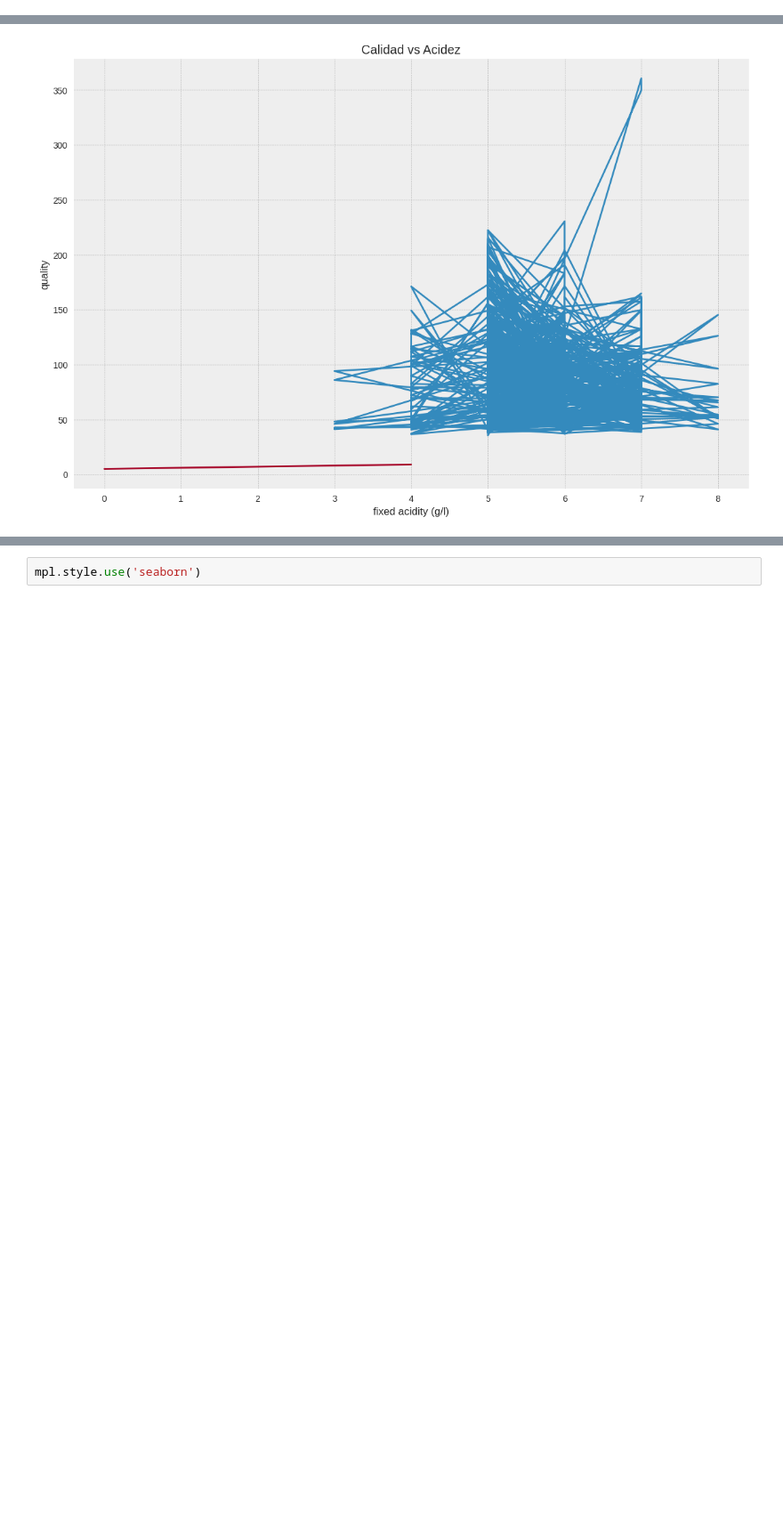
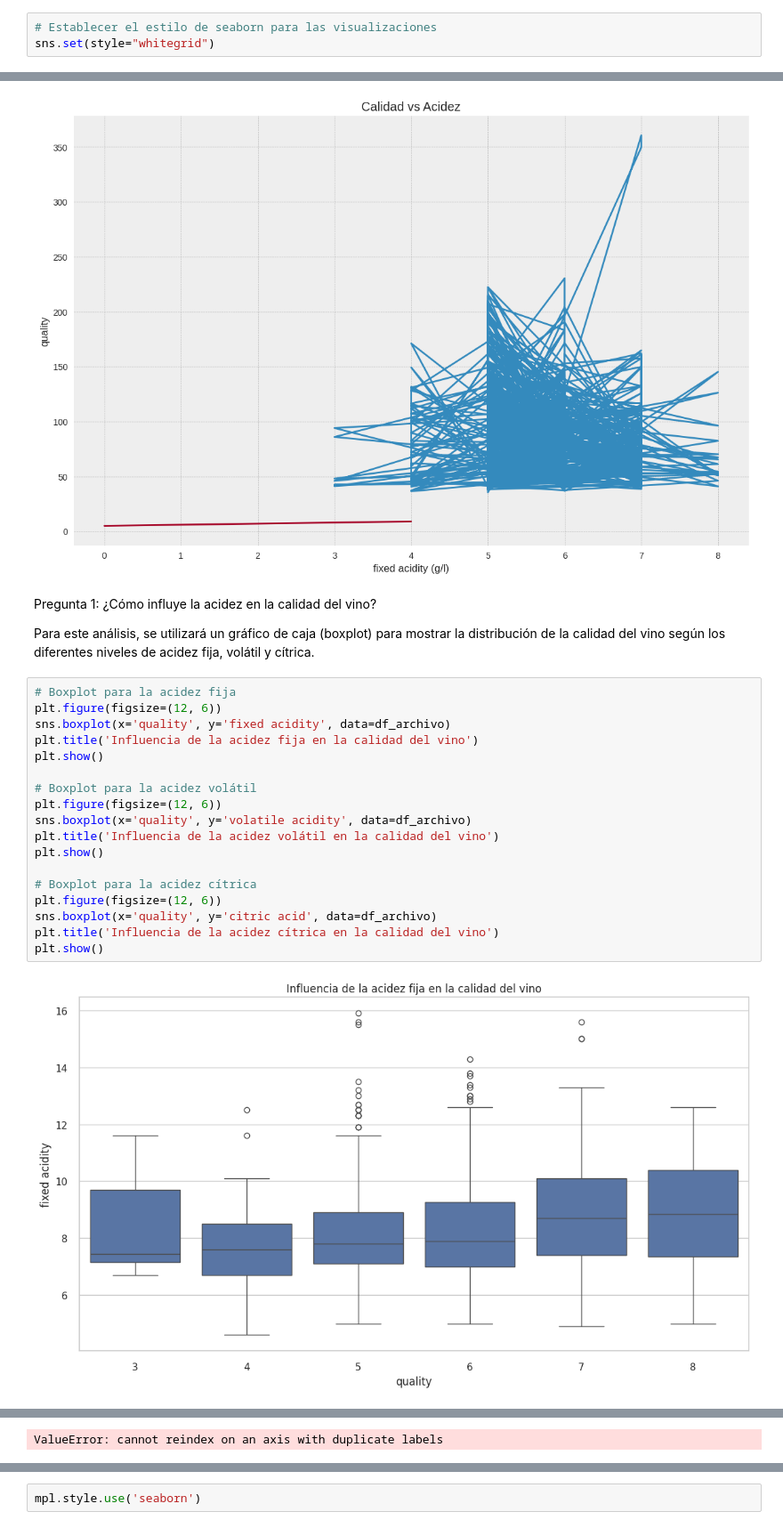
Before and after one commit to Carocschall/CoderHouse, a Jupyter notebook: TF.ipynb, the cells around one changed output, grey strips where cells are left out. Shown at 89% size. Cells and saved outputs as stored; diff of their text form; blank space fills up the shorter version.

```diff
--- a/TF.ipynb
+++ b/TF.ipynb
@@ -614,6 +614,9 @@ Length: 1143, dtype: float64
 print(plt.style.available)
 # %% [output]
 ['Solarize_Light2', '_classic_test_patch', '_mpl-gallery', '_mpl-gallery-nogrid', 'bmh', 'classic', 'dark_background', 'fast', 'fivethirtyeight', 'ggplot', 'grayscale', 'seaborn-v0_8', 'seaborn-v0_8-b ...
+# %%
+# Establecer el estilo de seaborn para las visualizaciones
+sns.set(style="whitegrid")
 # %%
 fig, ax = plt.subplots(figsize=(12, 4))
 ax.plot(x, y, label='quality')
@@ -637,3 +640,27 @@ ax.plot([0,4],[5,9])
 # %% [output]
 [<matplotlib.lines.Line2D at 0x...>]
 [figure]
+# %% [markdown]
+Pregunta 1: ¿Cómo influye la acidez en la calidad del vino?
+
+Para este análisis, se utilizará un gráfico de caja (boxplot) para mostrar la distribución de la calidad del vino según los diferentes niveles de acidez fija, volátil y cítrica.
+# %%
+# Boxplot para la acidez fija
+plt.figure(figsize=(12, 6))
+sns.boxplot(x='quality', y='fixed acidity', data=df_archivo)
+plt.title('Influencia de la acidez fija en la calidad del vino')
+plt.show()
+
+# Boxplot para la acidez volátil
+plt.figure(figsize=(12, 6))
+sns.boxplot(x='quality', y='volatile acidity', data=df_archivo)
+plt.title('Influencia de la acidez volátil en la calidad del vino')
+plt.show()
+
+# Boxplot para la acidez cítrica
+plt.figure(figsize=(12, 6))
+sns.boxplot(x='quality', y='citric acid', data=df_archivo)
+plt.title('Influencia de la acidez cítrica en la calidad del vino')
+plt.show()
+# %% [output]
+[figure, added]
@@ -639,0 +668 @@ ax.plot([0,4],[5,9])
+ValueError: cannot reindex on an axis with duplicate labels
```
Also changed, not shown: parts of 8 cells of this notebook.
